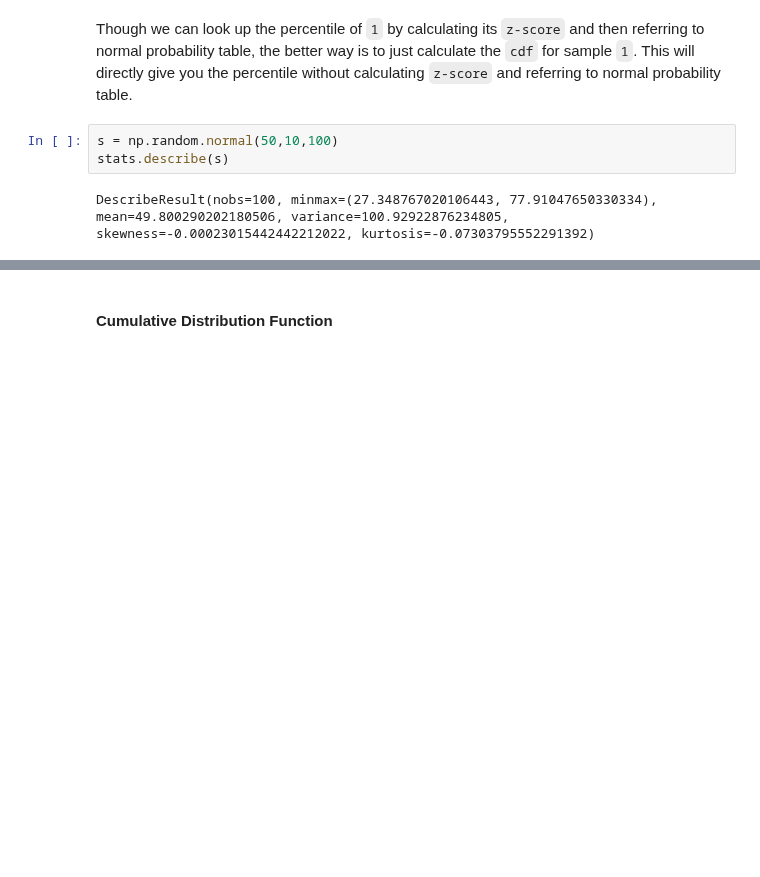
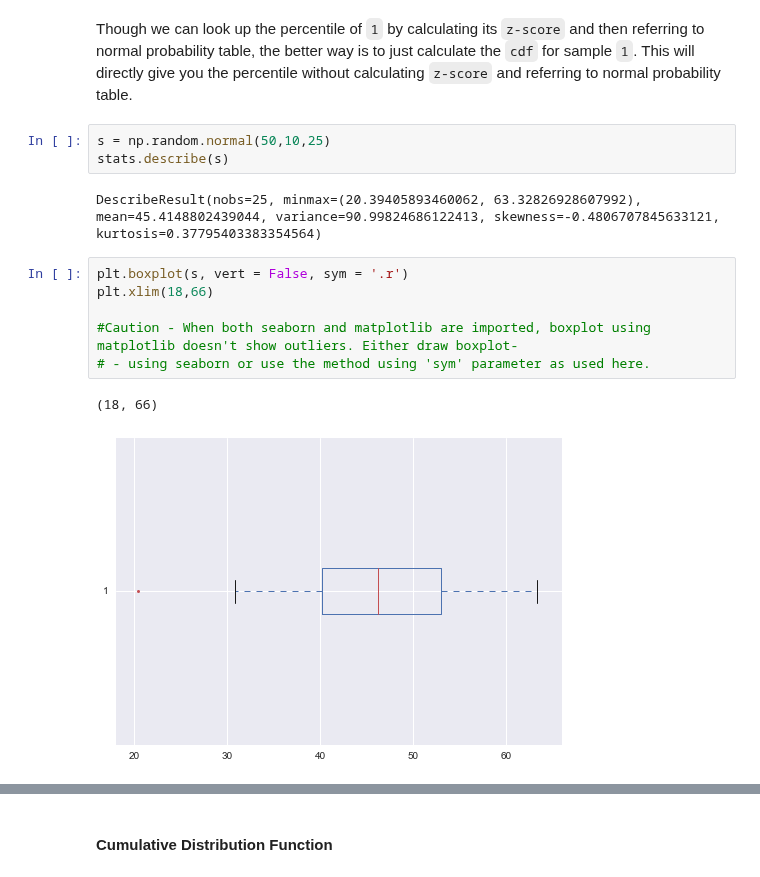
Before and after one commit to mayankkaizen/jupyter-notebooks, a Jupyter notebook: ML and DS/ML- Stats and Probability.ipynb, the cells around one changed output, grey strips where cells are left out. Saved outputs shown, nothing was run; the diff lists cells and outputs as text; blank space fills up the shorter version.

```diff
--- a/ML and DS/ML- Stats and Probability.ipynb
+++ b/ML and DS/ML- Stats and Probability.ipynb
@@ -647,7 +656,16 @@ norm.cdf(1, 0, 1)
 # %% [markdown]
 Though we can look up the percentile of `1` by calculating its `z-score` and then referring to normal probability table, the better way is to just calculate the `cdf` for sample `1`. This will directly give you the percentile without calculating `z-score` and referring to normal probability table.
 # %%
-s = np.random.normal(50,10,100)
+s = np.random.normal(50,10,25)
 stats.describe(s)
 # %% [output]
-DescribeResult(nobs=100, minmax=(27.348767020106443, 77.91047650330334), mean=49.800290202180506, variance=100.92922876234805, skewness=-0.00023015442442212022, kurtosis=-0.07303795552291392)
+DescribeResult(nobs=25, minmax=(20.39405893460062, 63.32826928607992), mean=45.4148802439044, variance=90.99824686122413, skewness=-0.4806707845633121, kurtosis=0.37795403383354564)
+# %%
+plt.boxplot(s, vert = False, sym = '.r')
+plt.xlim(18,66)
+
+#Caution - When both seaborn and matplotlib are imported, boxplot using matplotlib doesn't show outliers. Either draw boxplot-
+# - using seaborn or use the method using 'sym' parameter as used here.
+# %% [output]
+(18, 66)
+[figure, added]
```
Also changed, not shown: parts of 35 cells of this notebook, 11 other files.
